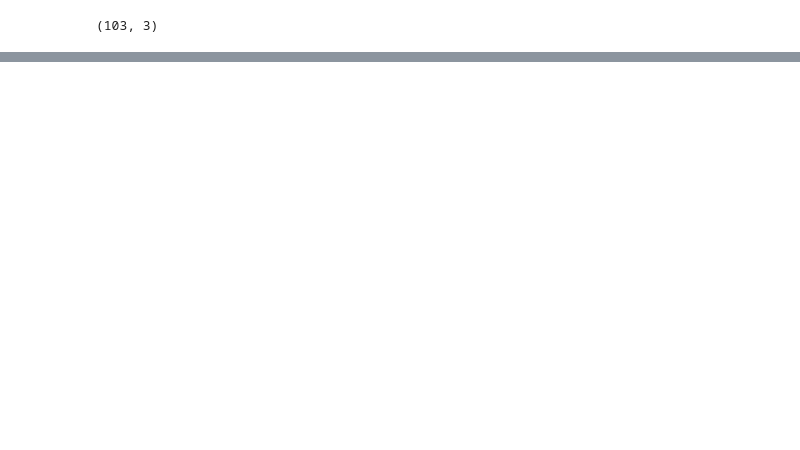
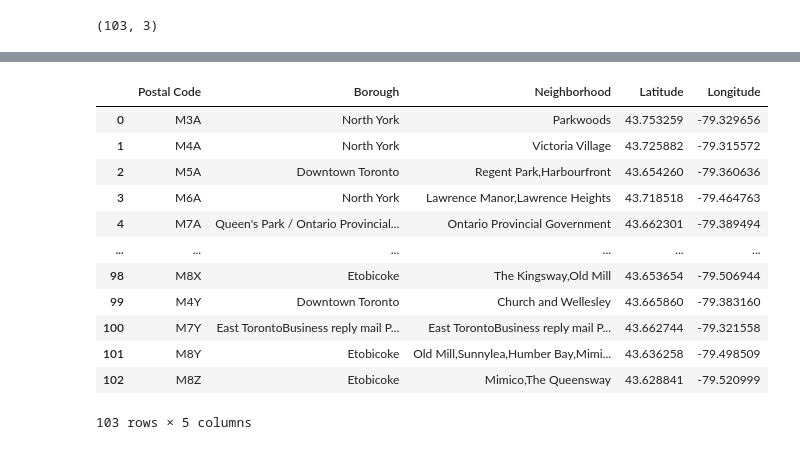
Before and after one commit to AymericRouger/Coursera_Capstone, a Jupyter notebook: Web_scraping.ipynb, the cells around one changed output, grey strips where cells are left out. Drawn from its saved outputs; the diff is of its cells as text; code cells hidden in the pictures; blank space fills up the shorter version.

```diff
--- a/Web_scraping.ipynb
+++ b/Web_scraping.ipynb
@@ -115,3 +115,6 @@ df.head()
 df.shape
 # %% [output]
 (103, 3)
+# %%
+df_coord = pd.read_csv("http://cocl.us/Geospatial_data")
+df_coord.head(10)
@@ -117,0 +133,18 @@ df.shape
+# %%
+neighborhoods = pd.merge(left=df, right=df_coord, left_on='Postal Code', right_on='Postal Code')
+# %%
+neighborhoods
+# %% [output]
+|  | Postal Code | Borough | Neighborhood | Latitude | Longitude |
+| 0 | M3A | North York | Parkwoods | 43.753259 | -79.329656 |
+| 1 | M4A | North York | Victoria Village | 43.725882 | -79.315572 |
+| 2 | M5A | Downtown Toronto | Regent Park,Harbourfront | 43.654260 | -79.360636 |
+| 3 | M6A | North York | Lawrence Manor,Lawrence Heights | 43.718518 | -79.464763 |
+| 4 | M7A | Queen's Park / Ontario Provincial... | Ontario Provincial Government | 43.662301 | -79.389494 |
+| ... | ... | ... | ... | ... | ... |
+| 98 | M8X | Etobicoke | The Kingsway,Old Mill | 43.653654 | -79.506944 |
+| 99 | M4Y | Downtown Toronto | Church and Wellesley | 43.665860 | -79.383160 |
+| 100 | M7Y | East TorontoBusiness reply mail P... | East TorontoBusiness reply mail P... | 43.662744 | -79.321558 |
+| 101 | M8Y | Etobicoke | Old Mill,Sunnylea,Humber Bay,Mimi... | 43.636258 | -79.498509 |
+| 102 | M8Z | Etobicoke | Mimico,The Queensway | 43.628841 | -79.520999 |
+103 rows × 5 columns
```
Also changed, not shown: parts of 19 cells of this notebook.
